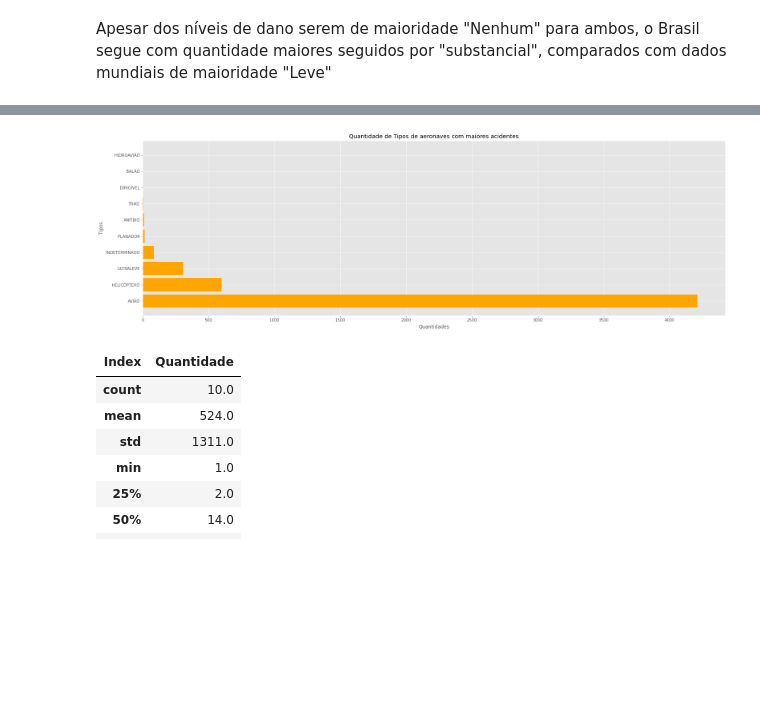
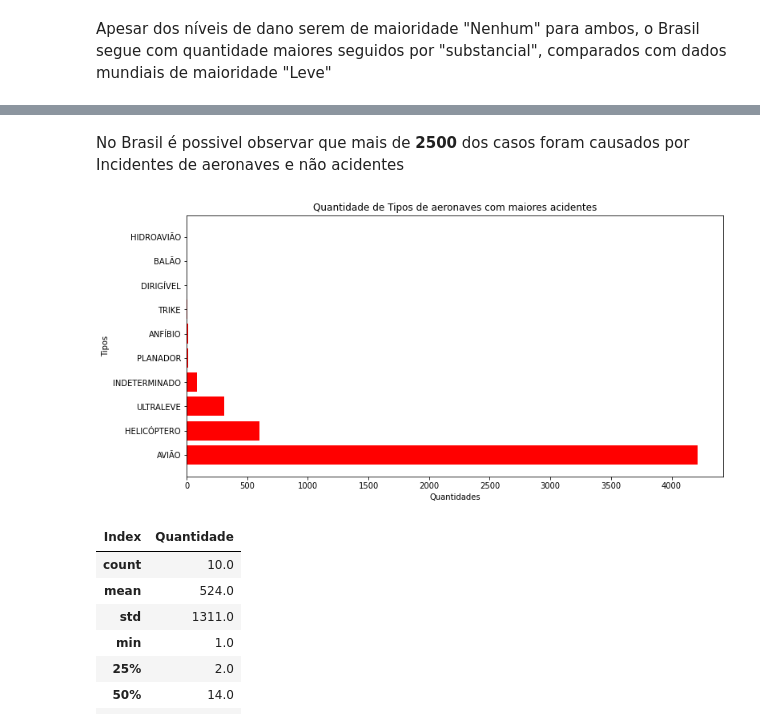
Before and after one commit to Vvitoor21/ProjetoGovernanca, a Jupyter notebook: Projeto.ipynb, the cells around one changed output, grey strips where cells are left out. Saved outputs shown, nothing was run; the diff lists cells and outputs as text; code cells hidden in the pictures; blank space fills up the shorter version.

```diff
--- a/Projeto.ipynb
+++ b/Projeto.ipynb
@@ -182,12 +202,14 @@ Apesar dos níveis de dano serem de maioridade "Nenhum" para ambos, o Brasil seg
+# %% [markdown]
+No Brasil é possivel observar que mais de **2500** dos casos foram causados por Incidentes de aeronaves e não acidentes
 # %%
-plt.figure(figsize = (26,8))
-plt.barh(tipos.Nivel,tipos.Quantidade, color='orange')
+plt.figure(figsize = (12,6))
+plt.barh(tipos.Nivel,tipos.Quantidade, color='red')
 plt.title('Quantidade de Tipos de aeronaves com maiores acidentes')
 plt.xlabel('Quantidades')
 plt.ylabel('Tipos')
 plt.show()
 # %% [output]
-[figure, old version]
+[figure, new version]
 # %%
 tipos.describe().round()
 # %% [output]
```
Also changed, not shown: parts of 7 cells of this notebook.
